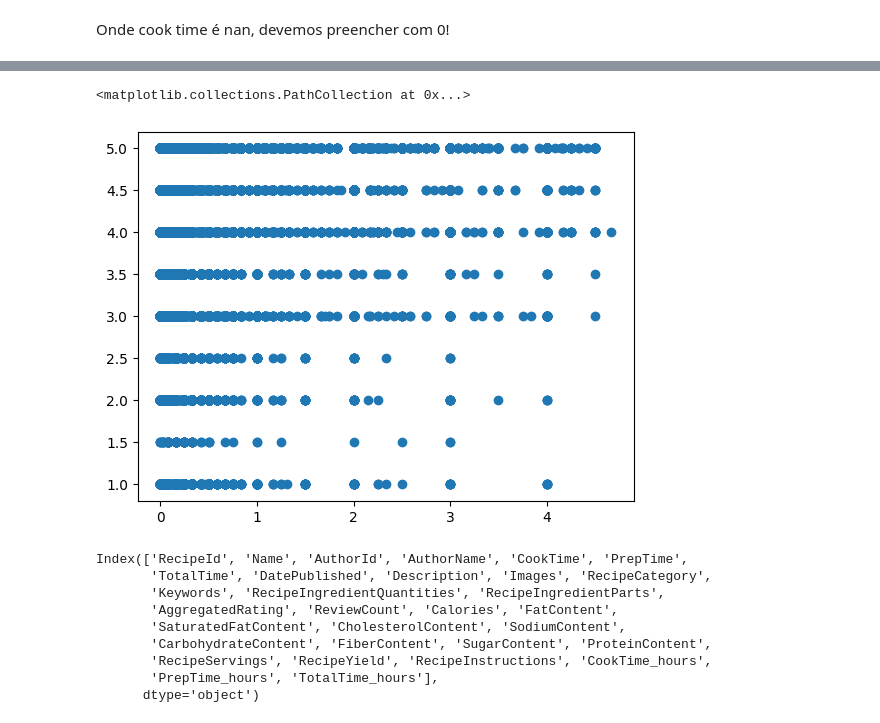
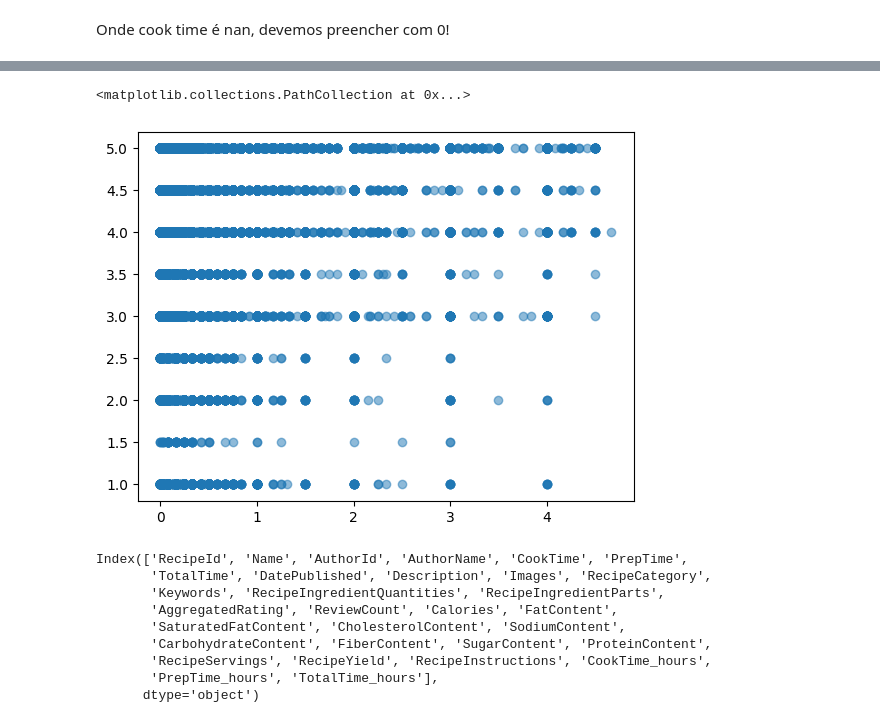
Before and after one commit to thais13bm/food-data-visualization, a Jupyter notebook: preprocessing.ipynb, the cells around one changed output, grey strips where cells are left out. Drawn from its saved outputs; the diff is of its cells as text; code cells hidden in the pictures.

Commit message:
new plots and datetime format

```diff
--- a/preprocessing.ipynb
+++ b/preprocessing.ipynb
@@ -90,0 +270,12 @@ Onde cook time é nan, devemos preencher com 0!
+# %%
+# Média de SaturatedFatContent por ano
+df['year'] = df['DatePublished_format'].dt.year
+SaturatedFatContent_per_year = df.groupby('year')['SaturatedFatContent'].median().reset_index()
+
+plt.figure(figsize=(12,6))
+plt.plot(SaturatedFatContent_per_year['year'], SaturatedFatContent_per_year['SaturatedFatContent'], marker='o')
+plt.xlabel('Ano')
+plt.ylabel('Mediana de gordura Saturada (g)')
+plt.title('Mediana de gordura Saturada (g) das Receitas por Ano')
+plt.grid(True)
+plt.show()
@@ -90,0 +284,12 @@ Onde cook time é nan, devemos preencher com 0!
+# %%
+# Média de CholesterolContent por ano
+df['year'] = df['DatePublished_format'].dt.year
+CholesterolContent_per_year = df.groupby('year')['CholesterolContent'].median().reset_index()
+
+plt.figure(figsize=(12,6))
+plt.plot(CholesterolContent_per_year['year'], CholesterolContent_per_year['CholesterolContent'], marker='o')
+plt.xlabel('Ano')
+plt.ylabel('Mediana de colesterol')
+plt.title('Mediana de colesterol das Receitas por Ano')
+plt.grid(True)
+plt.show()
@@ -90,0 +298,12 @@ Onde cook time é nan, devemos preencher com 0!
+# %%
+# Média de Calories por ano
+df['year'] = df['DatePublished_format'].dt.year
+calories_per_year = df.groupby('year')['Calories'].median().reset_index()
+
+plt.figure(figsize=(12,6))
+plt.plot(calories_per_year['year'], calories_per_year['Calories'], marker='o')
+plt.xlabel('Ano')
+plt.ylabel('Mediana de Calorias')
+plt.title('Mediana de Calorias das Receitas por Ano')
+plt.grid(True)
+plt.show()
@@ -91,5 +322,3 @@ Onde cook time é nan, devemos preencher com 0!
 # %%
 df_temp = df[df['PrepTime_hours']<5]
-# %%
-df_temp = df[df['c']]
 # %%
@@ -97,8 +332,8 @@ df['CookTime'].fillna(0, inplace = True)
 # %%
-plt.scatter(df_temp['PrepTime_hours'], df_temp['AggregatedRating'])
+plt.scatter(df_temp['PrepTime_hours'], df_temp['AggregatedRating'], alpha=0.5)
 # %% [output]
 <matplotlib.collections.PathCollection at 0x...>
-[figure, old version]
+[figure, new version]
 # %%
 df.columns
 # %% [output]
```
Also changed, not shown: parts of 33 cells of this notebook.
